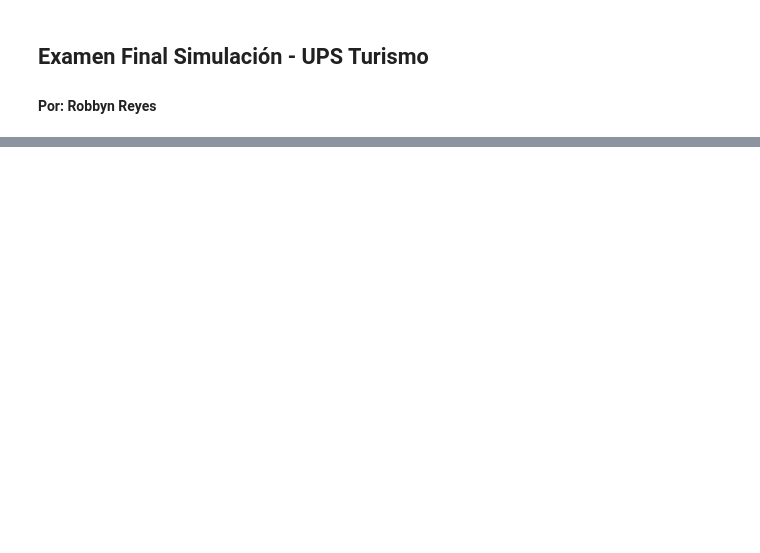
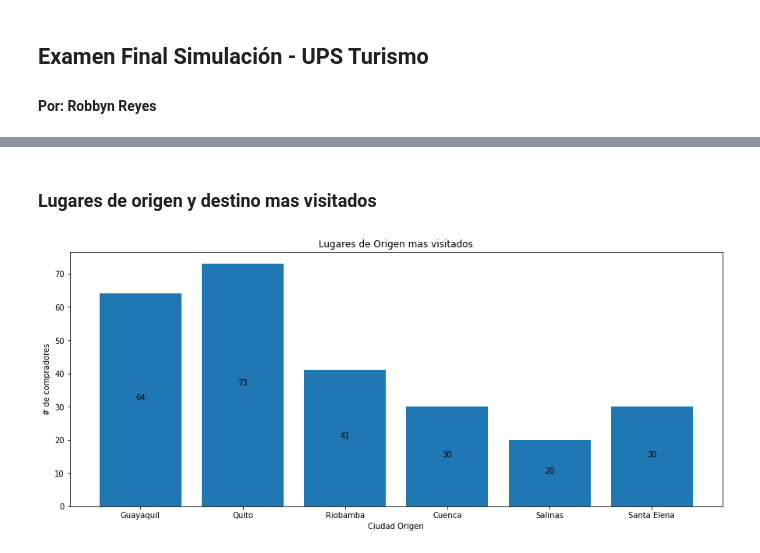
Before and after one commit to Robbyn07/simulacion, a Jupyter notebook: ExamenFinal_ups_turismo.ipynb, the cells around one changed output, grey strips where cells are left out. Drawn from its saved outputs; the diff is of its cells as text; code cells hidden in the pictures; blank space fills up the shorter version.

```diff
--- a/ExamenFinal_ups_turismo.ipynb
+++ b/ExamenFinal_ups_turismo.ipynb
@@ -73,0 +274,20 @@ env.run(until=TIEMPO_SIMULACION)
+# %% [markdown]
+### Lugares de origen y destino mas visitados
+# %%
+def add_value_label(x_list,y_list):
+    for i in range(0, len(x_list)):
+        plt.text(i,y_list[i]/2,y_list[i], ha="center")
+
+eje_x = list(lugaresOrigen.keys())
+eje_y = list(lugaresOrigen.values())
+
+plt.figure(figsize=(15, 6))
+plt.bar(eje_x, eje_y)
+add_value_label(eje_x, eje_y)
+
+plt.title('Lugares de Origen mas visitados')
+plt.ylabel('# de compradores')
+plt.xlabel('Ciudad Origen')
+plt.show()
+# %% [output]
+[figure, added]
```
Also changed, not shown: parts of 15 cells of this notebook, 1 other file.
